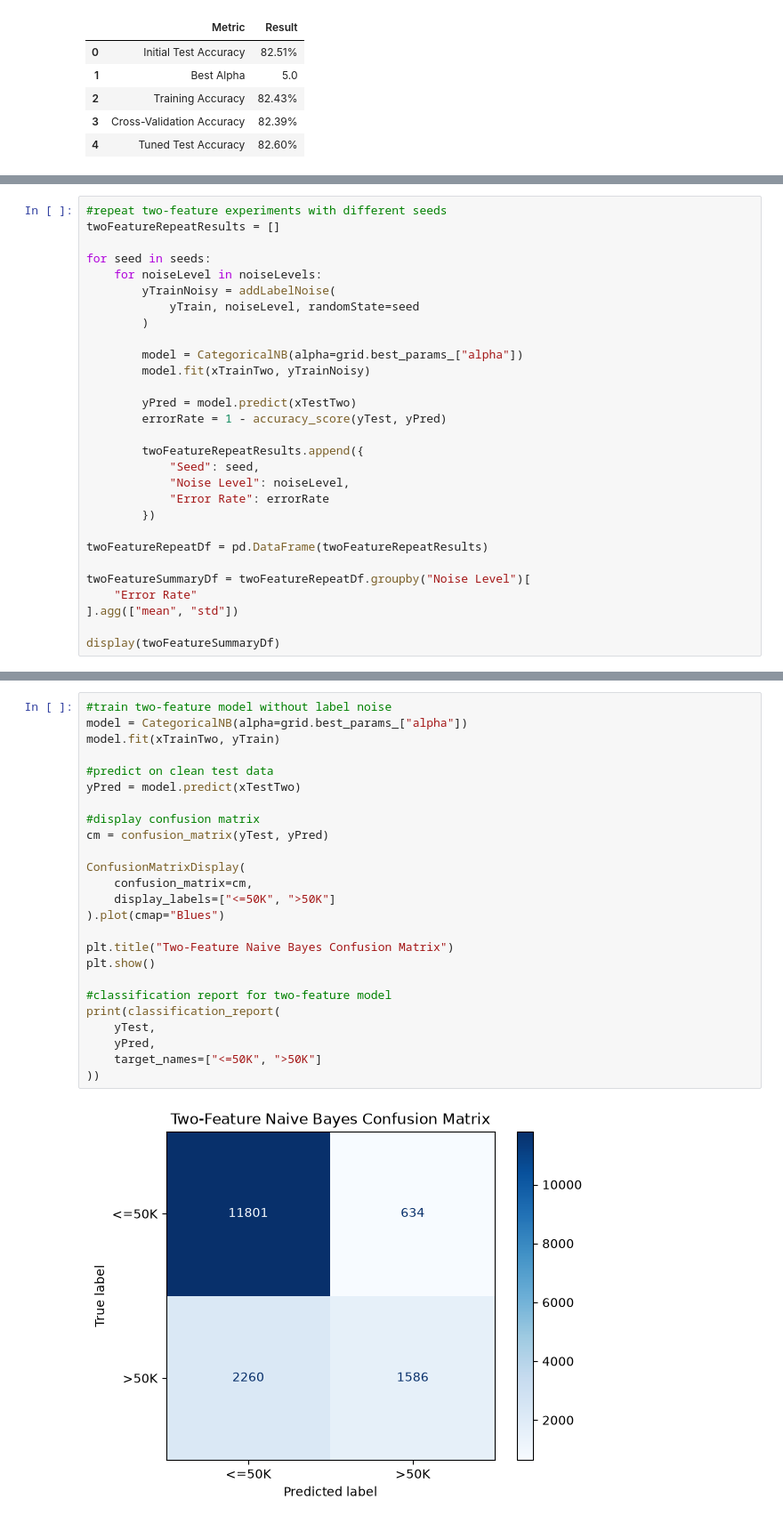
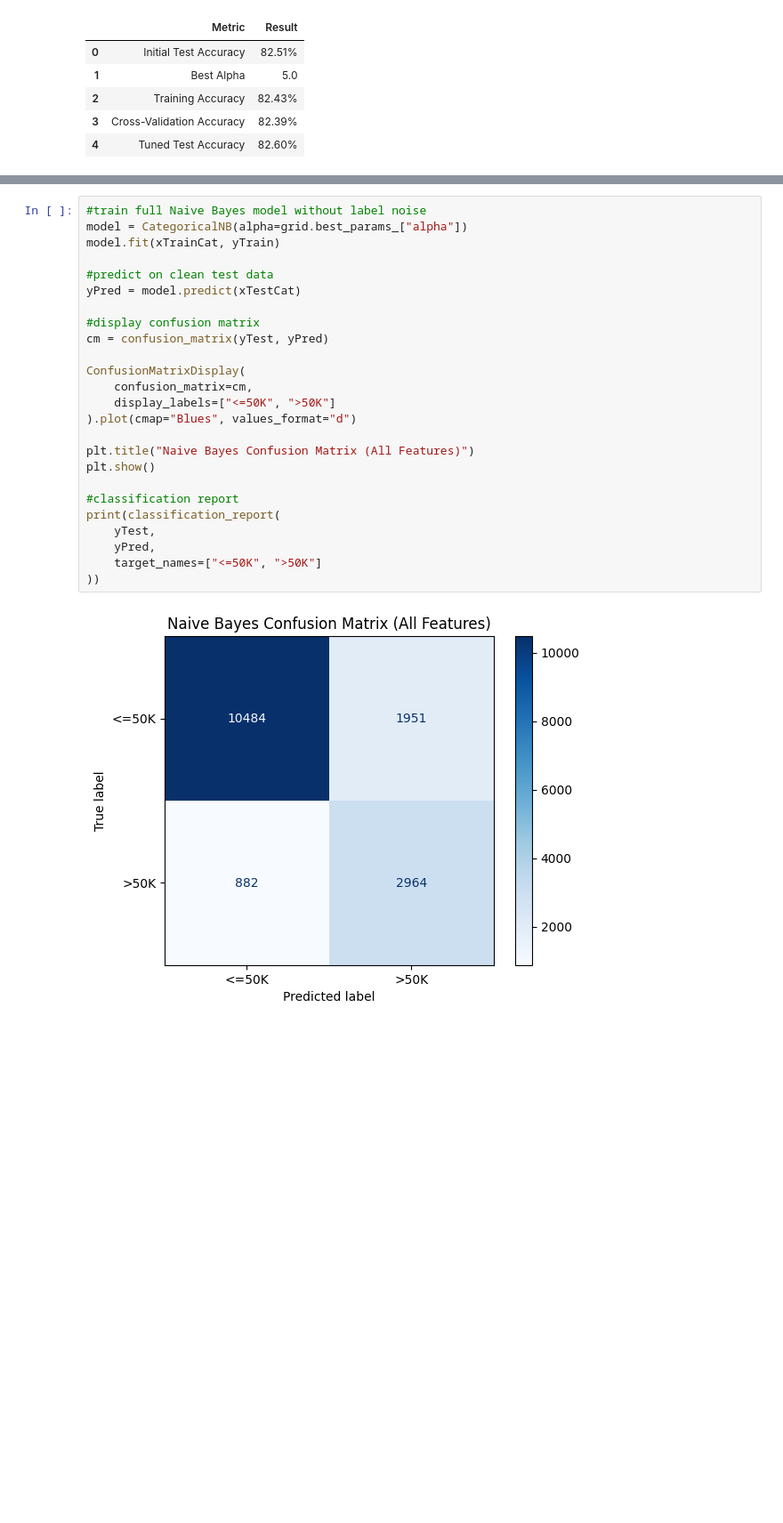
Before and after one commit to millieorellana/ECS171GroupProject, a Jupyter notebook: naiveBayes.ipynb, the cells around one changed output, grey strips where cells are left out. Shown at 89% size. Saved outputs shown, nothing was run; the diff lists cells and outputs as text; blank space fills up the shorter version.

Commit message:
expand feature pair experiments and retune models under label noise

```diff
--- a/naiveBayes.ipynb
+++ b/naiveBayes.ipynb
@@ -416,29 +358,0 @@ print(xTestTwo.shape)
-# %%
-#repeat two-feature experiments with different seeds
-twoFeatureRepeatResults = []
-
-for seed in seeds:
-    for noiseLevel in noiseLevels:
-        yTrainNoisy = addLabelNoise(
-            yTrain, noiseLevel, randomState=seed
-        )
-
-        model = CategoricalNB(alpha=grid.best_params_["alpha"])
-        model.fit(xTrainTwo, yTrainNoisy)
-
-        yPred = model.predict(xTestTwo)
-        errorRate = 1 - accuracy_score(yTest, yPred)
-
-        twoFeatureRepeatResults.append({
-            "Seed": seed,
-            "Noise Level": noiseLevel,
-            "Error Rate": errorRate
-        })
-
-twoFeatureRepeatDf = pd.DataFrame(twoFeatureRepeatResults)
-
-twoFeatureSummaryDf = twoFeatureRepeatDf.groupby("Noise Level")[
-    "Error Rate"
-].agg(["mean", "std"])
-
-display(twoFeatureSummaryDf)
@@ -480,31 +466,31 @@ plt.show()
 # %% [output]
 [figure]
 # %%
-#train two-feature model without label noise
+#train full Naive Bayes model without label noise
 model = CategoricalNB(alpha=grid.best_params_["alpha"])
-model.fit(xTrainTwo, yTrain)
+model.fit(xTrainCat, yTrain)
 
 #predict on clean test data
-yPred = model.predict(xTestTwo)
+yPred = model.predict(xTestCat)
 
 #display confusion matrix
 cm = confusion_matrix(yTest, yPred)
 
 ConfusionMatrixDisplay(
     confusion_matrix=cm,
     display_labels=["<=50K", ">50K"]
-).plot(cmap="Blues")
+).plot(cmap="Blues", values_format="d")
 
-plt.title("Two-Feature Naive Bayes Confusion Matrix")
+plt.title("Naive Bayes Confusion Matrix (All Features)")
 plt.show()
 
-#classification report for two-feature model
+#classification report
 print(classification_report(
     yTest,
     yPred,
     target_names=["<=50K", ">50K"]
 ))
 # %% [output]
-[figure, old version]
+[figure, new version]
               precision    recall  f1-score   support
 
```
Also changed, not shown: parts of 17 cells of this notebook, 2 other files.
